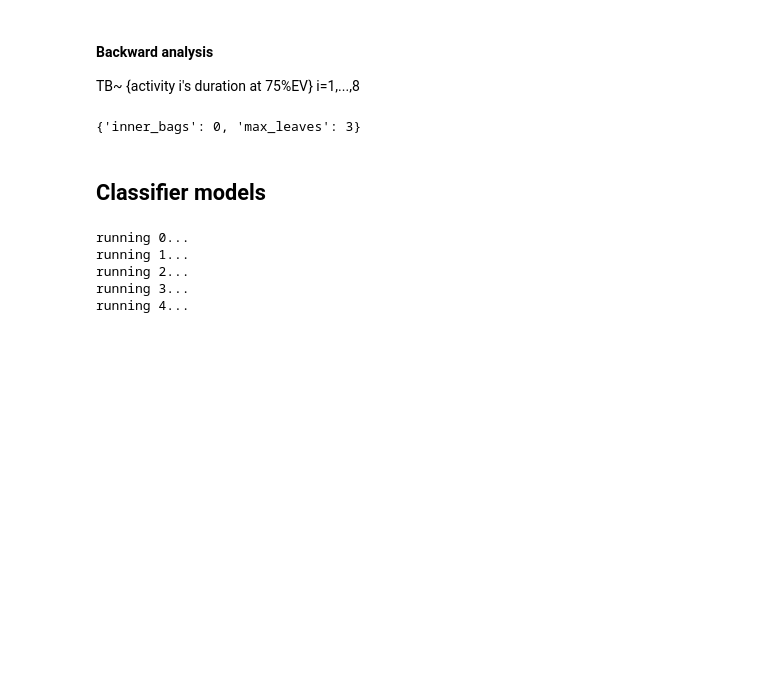
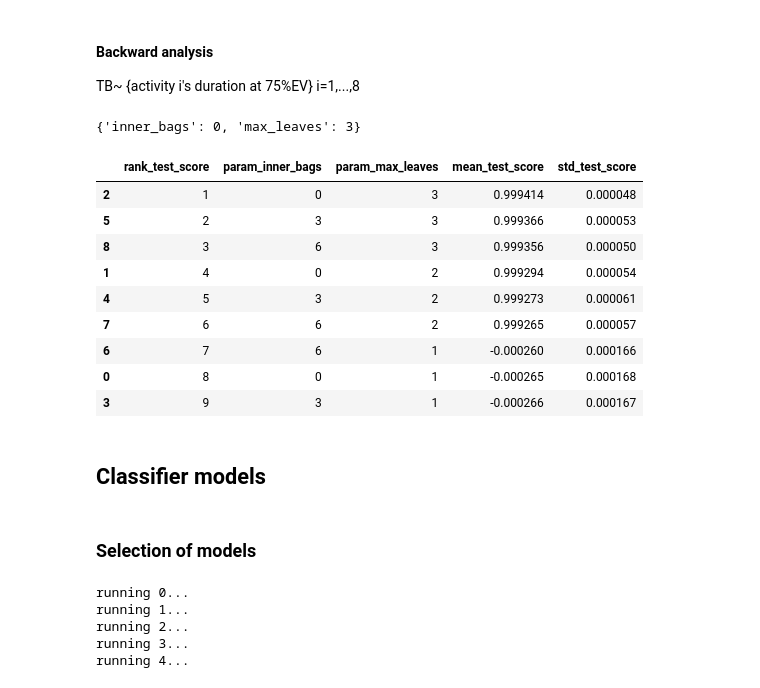
Before and after one commit to jismartin/evmxboost, a Jupyter notebook: evmxboost_model_selection.ipynb, the cells around one changed output. Saved outputs shown, nothing was run; the diff lists cells and outputs as text; code cells hidden in the pictures; blank space fills up the shorter version.

```diff
--- a/evmxboost_model_selection.ipynb
+++ b/evmxboost_model_selection.ipynb
@@ -263,8 +289,23 @@ mdr.fit(X, y)
 mdr.best_params_ # 'inner_bags': 0, 'mx_leaves': 3
 # %% [output]
 {'inner_bags': 0, 'max_leaves': 3}
+# %%
+pd.DataFrame(mdr.cv_results_)[['rank_test_score','param_inner_bags','param_max_leaves','mean_test_score','std_test_score']].sort_values(by='rank_test_score')
+# %% [output]
+|  | rank_test_score | param_inner_bags | param_max_leaves | mean_test_score | std_test_score |
+| 2 | 1 | 0 | 3 | 0.999414 | 0.000048 |
+| 5 | 2 | 3 | 3 | 0.999366 | 0.000053 |
+| 8 | 3 | 6 | 3 | 0.999356 | 0.000050 |
+| 1 | 4 | 0 | 2 | 0.999294 | 0.000054 |
+| 4 | 5 | 3 | 2 | 0.999273 | 0.000061 |
+| 7 | 6 | 6 | 2 | 0.999265 | 0.000057 |
+| 6 | 7 | 6 | 1 | -0.000260 | 0.000166 |
+| 0 | 8 | 0 | 1 | -0.000265 | 0.000168 |
+| 3 | 9 | 3 | 1 | -0.000266 | 0.000167 |
 # %% [markdown]
 ## Classifier models
+# %% [markdown]
+### Selection of models
 # %%
 # Classifier models
 from sklearn.ensemble import RandomForestClassifier,GradientBoostingClassifier,AdaBoostClassifier
```
Also changed, not shown: parts of 4 cells of this notebook, 43 other files.
